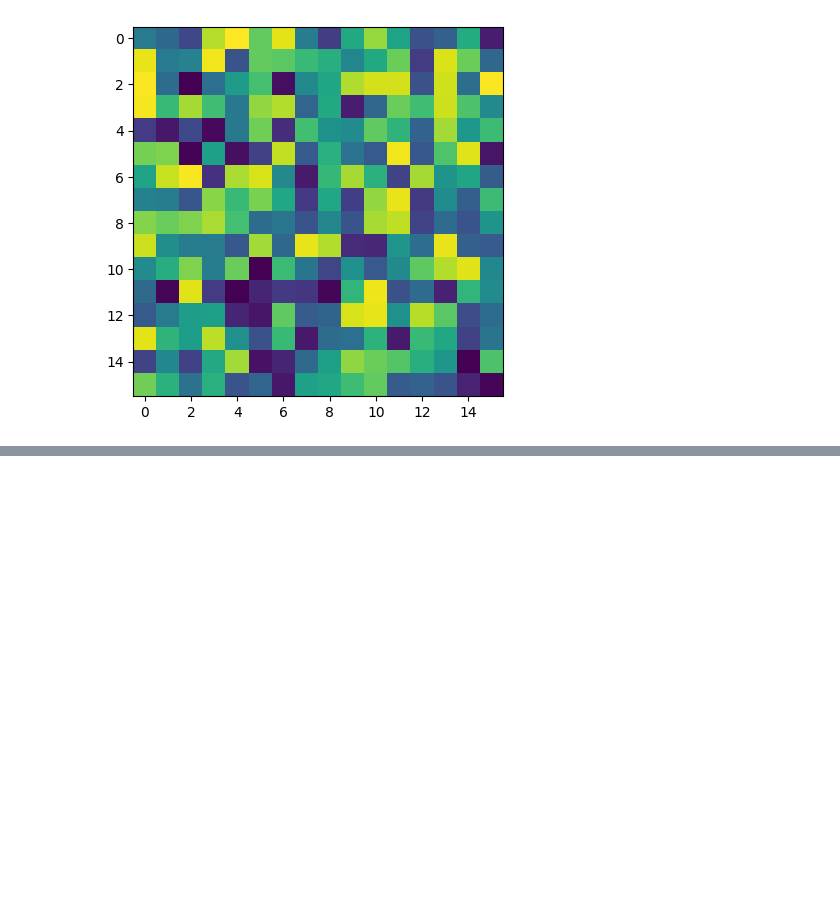
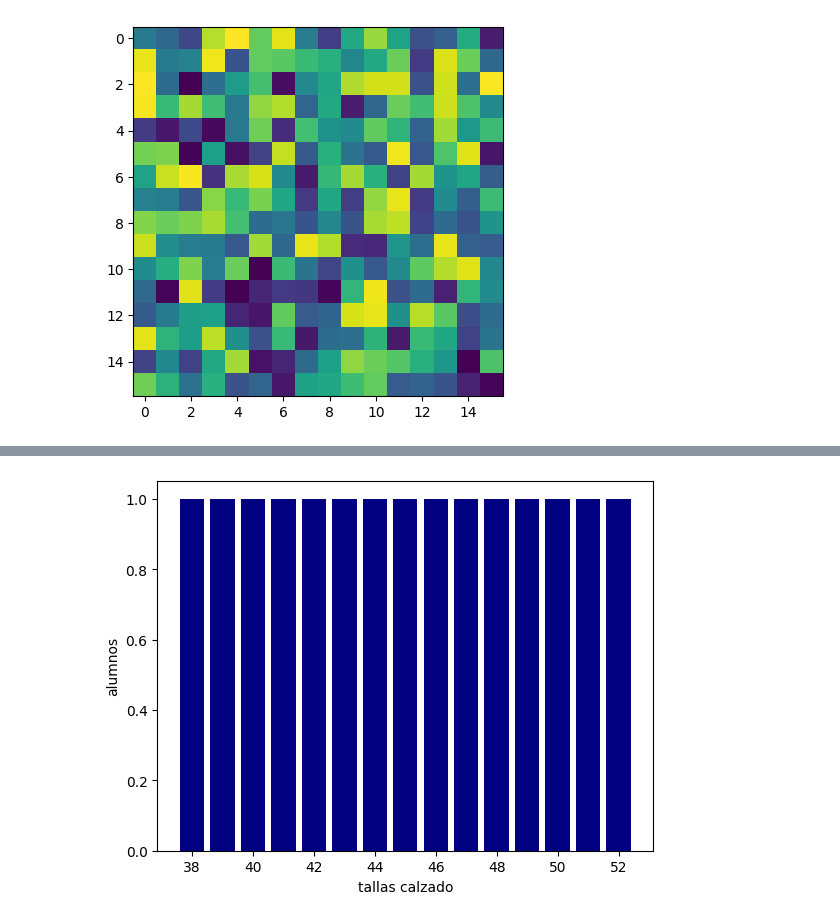
Before and after one commit to RICHAR-SL/IA, a Jupyter notebook: Matplotlib.ipynb, the cells around one changed output, grey strips where cells are left out. Cells and saved outputs as stored; diff of their text form; code cells hidden in the pictures; blank space fills up the shorter version.

```diff
--- a/Matplotlib.ipynb
+++ b/Matplotlib.ipynb
@@ -215,0 +300,23 @@ plt.show()
+# %%
+import matplotlib.pyplot as plt
+from collections import Counter
+
+# Lista original de tallas
+talla_calzado = [38, 39, 40, 41, 42, 43, 44, 45, 46, 47, 48, 49, 50, 51, 52 ]
+
+# Contar la frecuencia de cada edad
+alumnos = Counter(talla_calzado)
+
+# Ordenar las tallas para el gráfico
+talla_unica = sorted(alumnos.keys())
+conteo = [alumnos[talla_calzado] for talla_calzado in talla_unica]
+fig, ax = plt.subplots()
+# Crear el diagrama de barras
+ax.bar(talla_unica, conteo, color='navy')
+
+plt.xlabel('tallas calzado')
+plt.ylabel('alumnos')
+# Mostrar gráfico
+plt.show()
+# %% [output]
+[figure, added]
```
Also changed, not shown: parts of 20 cells of this notebook.
